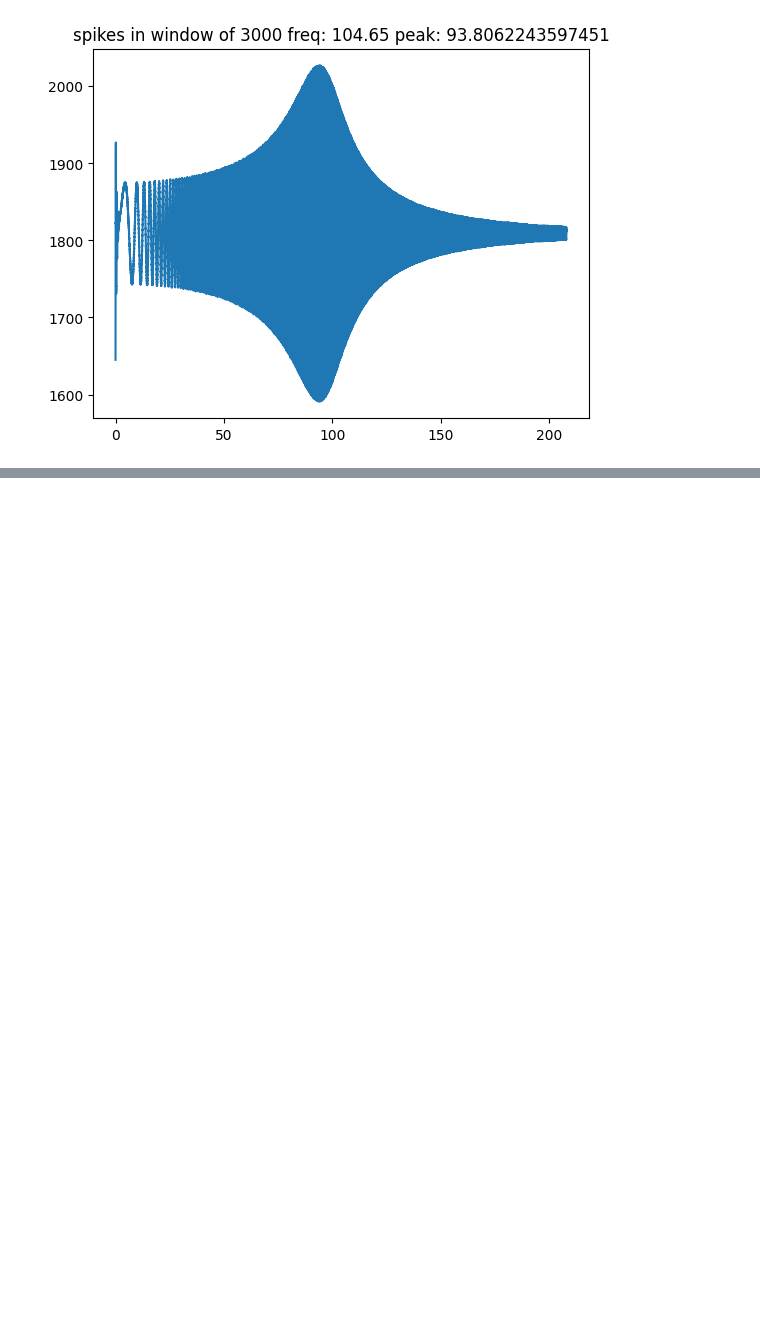
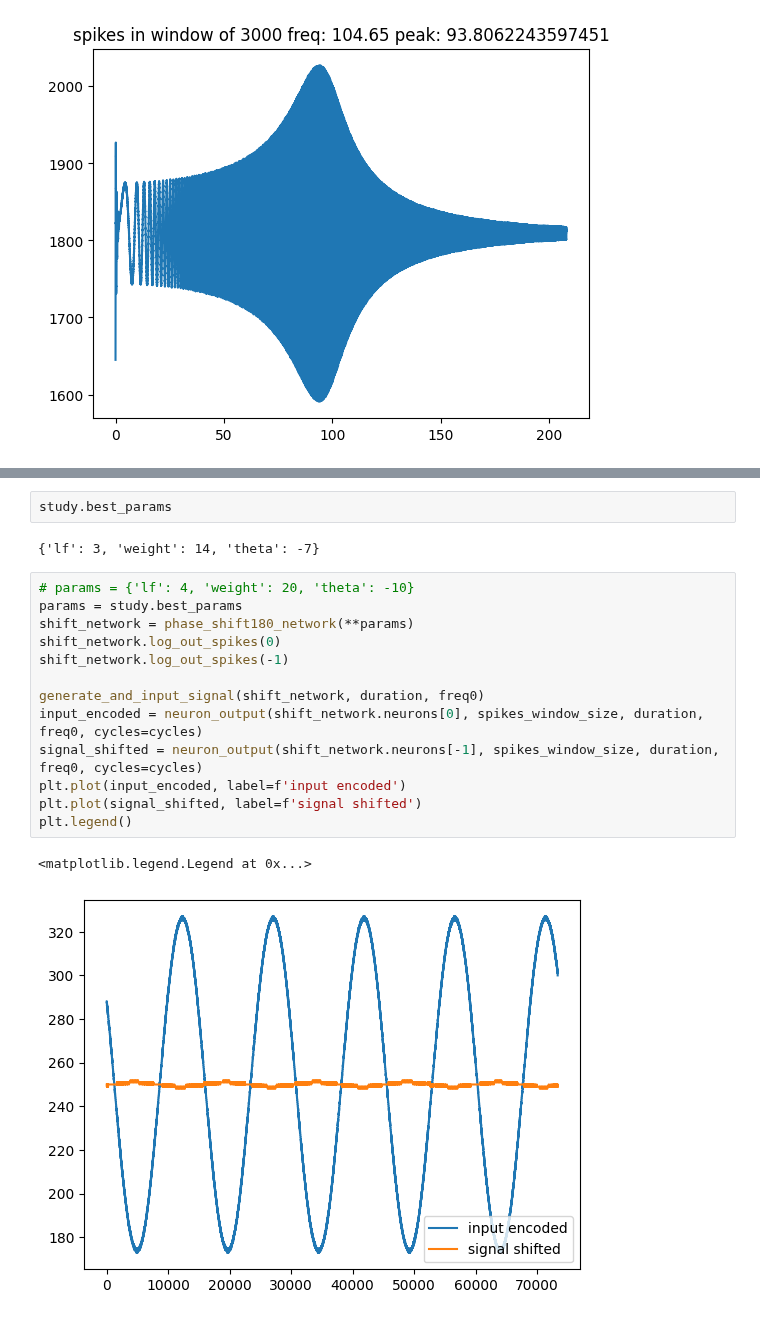
Before and after one commit to yakir4123/SNN-SCTN, a Jupyter notebook: notebooks/optuna_look_4_phase_shift.ipynb, the cells around one changed output, grey strips where cells are left out. Drawn from its saved outputs; the diff is of its cells as text; blank space fills up the shorter version.

```diff
--- a/notebooks/optuna_look_4_phase_shift.ipynb
+++ b/notebooks/optuna_look_4_phase_shift.ipynb
@@ -553,0 +600,20 @@ plt.legend()
+# %%
+study.best_params
+# %% [output]
+{'lf': 3, 'weight': 14, 'theta': -7}
+# %%
+# params = {'lf': 4, 'weight': 20, 'theta': -10}
+params = study.best_params
+shift_network = phase_shift180_network(**params)
+shift_network.log_out_spikes(0)
+shift_network.log_out_spikes(-1)
+
+generate_and_input_signal(shift_network, duration, freq0)
+input_encoded = neuron_output(shift_network.neurons[0], spikes_window_size, duration, freq0, cycles=cycles)
+signal_shifted = neuron_output(shift_network.neurons[-1], spikes_window_size, duration, freq0, cycles=cycles)
+plt.plot(input_encoded, label=f'input encoded')
+plt.plot(signal_shifted, label=f'signal shifted')
+plt.legend()
+# %% [output]
+<matplotlib.legend.Legend at 0x...>
+[figure, added]
```
Also changed, not shown: parts of 8 cells of this notebook, 4 other files.
